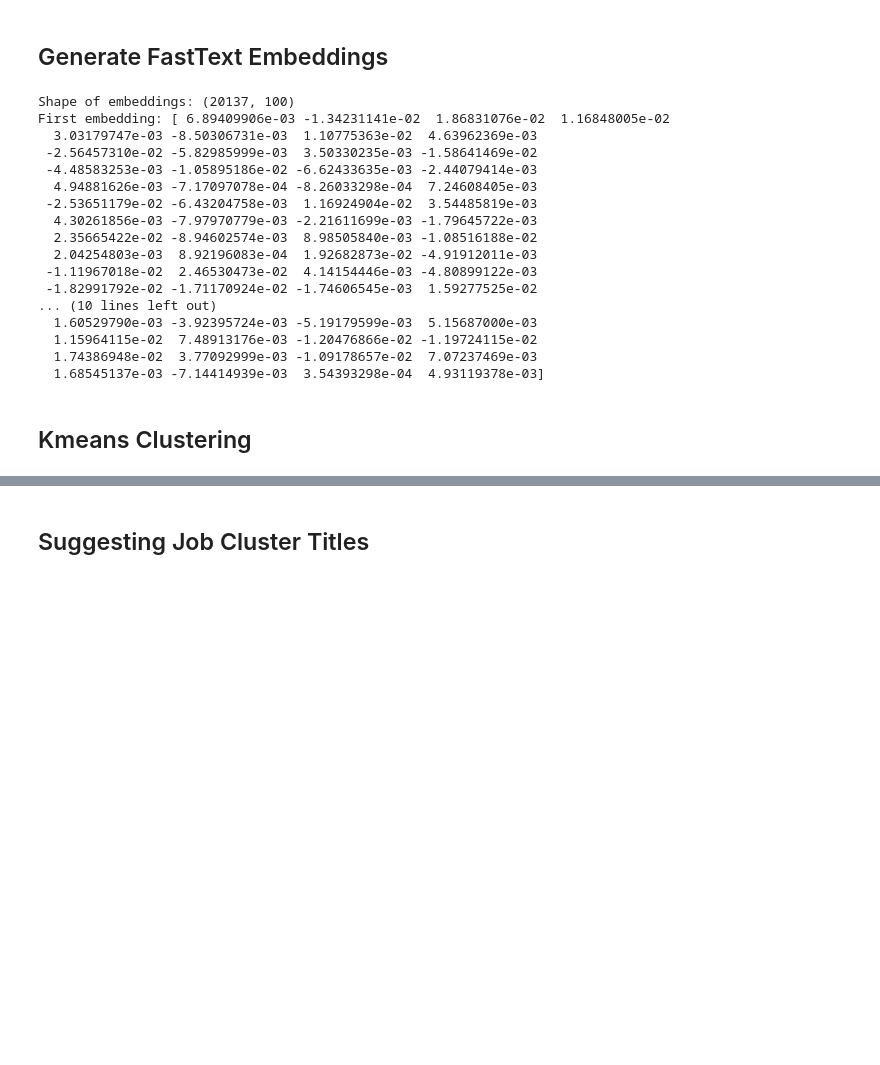
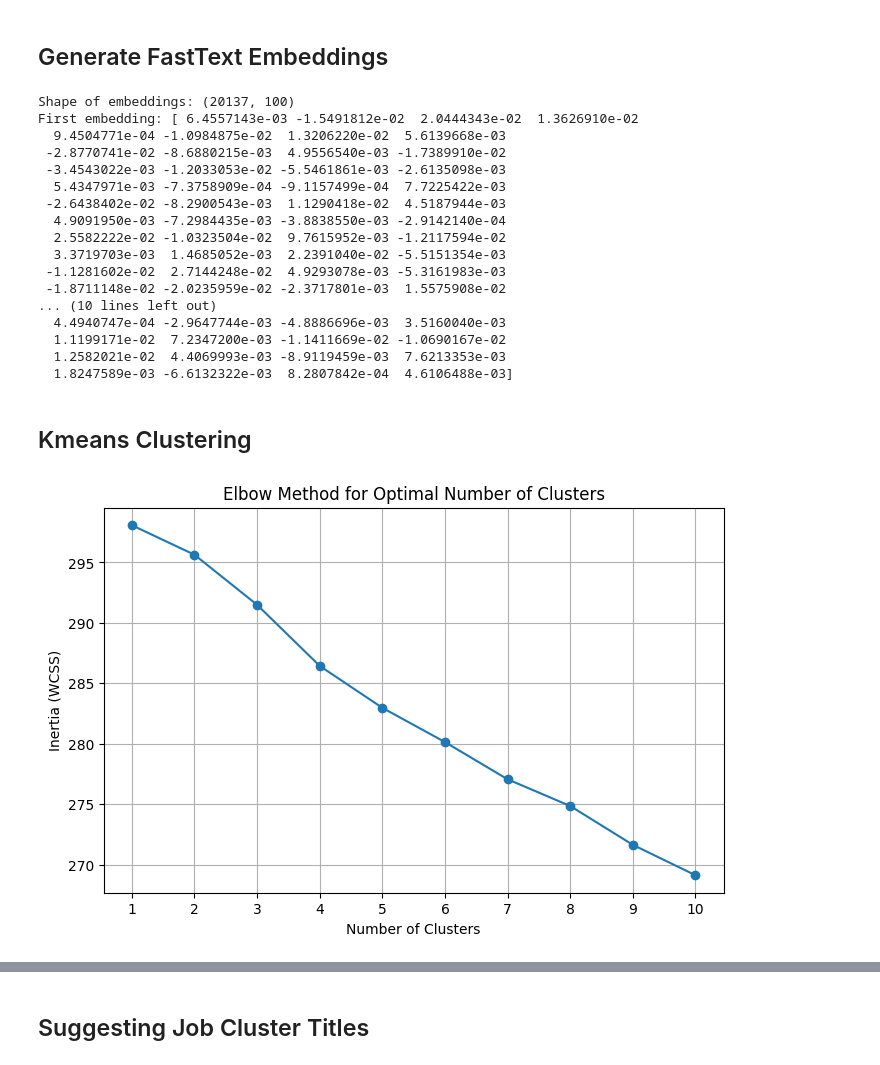
Before and after one commit to Candogram-Break-Through-Tech-AI/Job-Title-Generalization, a Jupyter notebook: JobClustering.ipynb, the cells around one changed output, grey strips where cells are left out. Cells and saved outputs as stored; diff of their text form; code cells hidden in the pictures; blank space fills up the shorter version.

```diff
--- a/JobClustering.ipynb
+++ b/JobClustering.ipynb
@@ -353,6 +359,7 @@ print(df[['JobDescription', 'Extracted_Description']].head())
 # %% [markdown]
 ## Generate FastText Embeddings
 # %%
+'''
 def generate_fasttext_embeddings_binary(texts_desc, texts_not_desc, model):
     embeddings = []
     for desc, not_desc in zip(texts_desc, texts_not_desc):
@@ -375,23 +382,55 @@ embeddings = generate_fasttext_embeddings_binary(
 
 print("Shape of embeddings:", embeddings.shape)
 print("First embedding:", embeddings[0])
+'''
 # %% [output]
 Shape of embeddings: (20137, 100)
-First embedding: [ 6.89409906e-03 -1.34231141e-02  1.86831076e-02  1.16848005e-02
-  3.03179747e-03 -8.50306731e-03  1.10775363e-02  4.63962369e-03
- -2.56457310e-02 -5.82985999e-03  3.50330235e-03 -1.58641469e-02
- -4.48583253e-03 -1.05895186e-02 -6.62433635e-03 -2.44079414e-03
-  4.94881626e-03 -7.17097078e-04 -8.26033298e-04  7.24608405e-03
- -2.53651179e-02 -6.43204758e-03  1.16924904e-02  3.54485819e-03
-  4.30261856e-03 -7.97970779e-03 -2.21611699e-03 -1.79645722e-03
-  2.35665422e-02 -8.94602574e-03  8.98505840e-03 -1.08516188e-02
-  2.04254803e-03  8.92196083e-04  1.92682873e-02 -4.91912011e-03
- -1.11967018e-02  2.46530473e-02  4.14154446e-03 -4.80899122e-03
- -1.82991792e-02 -1.71170924e-02 -1.74606545e-03  1.59277525e-02
+First embedding: [ 6.4557143e-03 -1.5491812e-02  2.0444343e-02  1.3626910e-02
+  9.4504771e-04 -1.0984875e-02  1.3206220e-02  5.6139668e-03
+ -2.8770741e-02 -8.6880215e-03  4.9556540e-03 -1.7389910e-02
+ -3.4543022e-03 -1.2033053e-02 -5.5461861e-03 -2.6135098e-03
+  5.4347971e-03 -7.3758909e-04 -9.1157499e-04  7.7225422e-03
+ -2.6438402e-02 -8.2900543e-03  1.1290418e-02  4.5187944e-03
+  4.9091950e-03 -7.2984435e-03 -3.8838550e-03 -2.9142140e-04
+  2.5582222e-02 -1.0323504e-02  9.7615952e-03 -1.2117594e-02
+  3.3719703e-03  1.4685052e-03  2.2391040e-02 -5.5151354e-03
+ -1.1281602e-02  2.7144248e-02  4.9293078e-03 -5.3161983e-03
+ -1.8711148e-02 -2.0235959e-02 -2.3717801e-03  1.5575908e-02
 ... (10 lines left out)
-  1.60529790e-03 -3.92395724e-03 -5.19179599e-03  5.15687000e-03
-  1.15964115e-02  7.48913176e-03 -1.20476866e-02 -1.19724115e-02
-  1.74386948e-02  3.77092999e-03 -1.09178657e-02  7.07237469e-03
-  1.68545137e-03 -7.14414939e-03  3.54393298e-04  4.93119378e-03]
+  4.4940747e-04 -2.9647744e-03 -4.8886696e-03  3.5160040e-03
+  1.1199171e-02  7.2347200e-03 -1.1411669e-02 -1.0690167e-02
+  1.2582021e-02  4.4069993e-03 -8.9119459e-03  7.6213353e-03
+  1.8247589e-03 -6.6132322e-03  8.2807842e-04  4.6106488e-03]
 # %% [markdown]
 ## Kmeans Clustering
+# %%
+from sklearn.feature_extraction.text import TfidfVectorizer
+from sklearn.cluster import KMeans
+from sklearn.decomposition import PCA
+import matplotlib.pyplot as plt
+
+# Step 1: Combine the Description and Not_Description_Text into one column (optional)
+df_output['Combined_Text'] = df_output['Description_Text'] + ' ' + df_output['Not_Description_Text']
+
+# Step 2: Transform with TF-IDF
+vectorizer = TfidfVectorizer(max_features=800, min_df=5)
+X = vectorizer.fit_transform(df_output['Combined_Text'])  # Use 'Combined_Text' or just 'Description_Text'
+# %%
+# Step 3: Elbow Method to Determine Optimal Clusters
+inertias = []
+k_values = range(1, 11)
+for k in k_values:
+    kmeans = KMeans(n_clusters=k, random_state=0)
+    kmeans.fit(X)
+    inertias.append(kmeans.inertia_)
+
+plt.figure(figsize=(8, 5))
+plt.plot(k_values, inertias, marker='o')
+plt.title('Elbow Method for Optimal Number of Clusters')
+plt.xlabel('Number of Clusters')
+plt.ylabel('Inertia (WCSS)')
+plt.xticks(k_values)
+plt.grid(True)
+plt.show()
+# %% [output]
+[figure, added]
```
Also changed, not shown: parts of 9 cells of this notebook.
